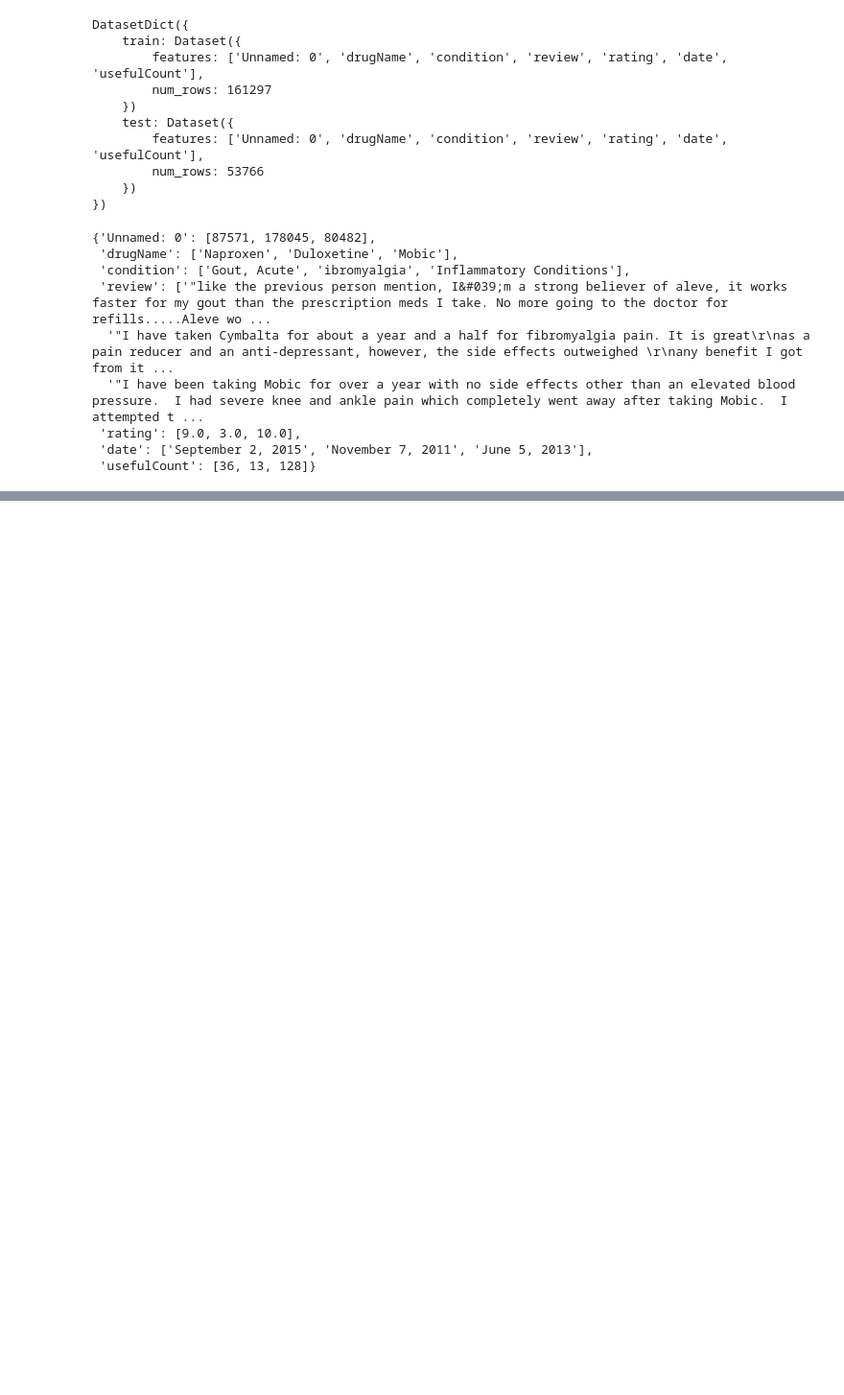
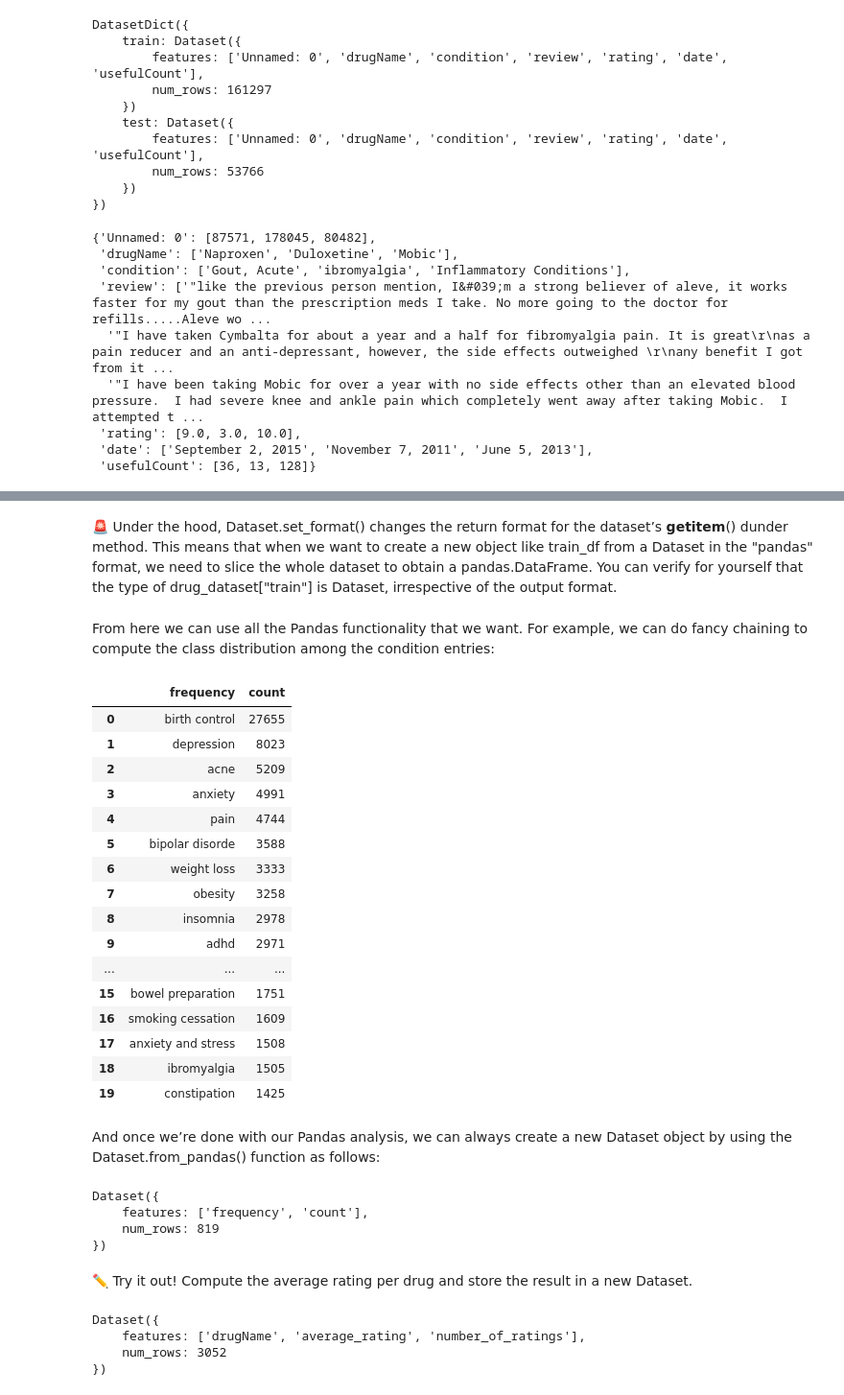
Before and after one commit to hjerpe/exploring, a Jupyter notebook: hugging_nlp_course/notebook/05_datasets_library.ipynb, the cells around one changed output, grey strips where cells are left out. Shown at 96% size. Cells and saved outputs as stored; diff of their text form; code cells hidden in the pictures; blank space fills up the shorter version.

Commit message:
WIP: hugging face datasets

```diff
--- a/hugging_nlp_course/notebook/05_datasets_library.ipynb
+++ b/hugging_nlp_course/notebook/05_datasets_library.ipynb
@@ -202,0 +277,3 @@ Let’s see how we can use 🤗 Datasets to deal with each of these issues. To t
+# %%
+drug_dataset = drug_dataset.filter(lambda x: x["review_length"] > 30)
+print(drug_dataset.num_rows)
@@ -202,0 +295,2 @@ Let’s see how we can use 🤗 Datasets to deal with each of these issues. To t
+# %%
+drug_dataset = drug_dataset.map(lambda x: {"review": html.unescape(x["review"])})
@@ -202,0 +483,2 @@ Let’s see how we can use 🤗 Datasets to deal with each of these issues. To t
+# %%
+drug_dataset.set_format("pandas")
@@ -202,0 +496,2 @@ Let’s see how we can use 🤗 Datasets to deal with each of these issues. To t
+# %%
+train_df = drug_dataset["train"][:]
@@ -202,0 +504,60 @@ Let’s see how we can use 🤗 Datasets to deal with each of these issues. To t
+# %% [markdown]
+🚨 Under the hood, Dataset.set_format() changes the return format for the dataset’s __getitem__() dunder method. This means that when we want to create a new object like train_df from a Dataset in the "pandas" format, we need to slice the whole dataset to obtain a pandas.DataFrame. You can verify for yourself that the type of drug_dataset["train"] is Dataset, irrespective of the output format.
+# %% [markdown]
+From here we can use all the Pandas functionality that we want. For example, we can do fancy chaining to compute the class distribution among the condition entries:
+# %%
+frequencies = (
+    train_df["condition"]
+    .value_counts()
+    .to_frame()
+    .reset_index()
+    .rename(columns={"index": "condition", "condition": "frequency"})
+)
+frequencies.head(20)
+# %% [output]
+|  | frequency | count |
+| 0 | birth control | 27655 |
+| 1 | depression | 8023 |
+| 2 | acne | 5209 |
+| 3 | anxiety | 4991 |
+| 4 | pain | 4744 |
+| 5 | bipolar disorde | 3588 |
+| 6 | weight loss | 3333 |
+| 7 | obesity | 3258 |
+| 8 | insomnia | 2978 |
+| 9 | adhd | 2971 |
+| ... | ... | ... |
+| 15 | bowel preparation | 1751 |
+| 16 | smoking cessation | 1609 |
+| 17 | anxiety and stress | 1508 |
+| 18 | ibromyalgia | 1505 |
+| 19 | constipation | 1425 |
+# %% [markdown]
+And once we’re done with our Pandas analysis, we can always create a new Dataset object by using the Dataset.from_pandas() function as follows:
+# %%
+from datasets import Dataset
+freq_dataset = Dataset.from_pandas(frequencies)
+freq_dataset
+# %% [output]
+Dataset({
+    features: ['frequency', 'count'],
+    num_rows: 819
+})
+# %% [markdown]
+✏️ Try it out! Compute the average rating per drug and store the result in a new Dataset.
+# %%
+average_rating_df = (
+    train_df
+    .groupby("drugName")["rating"]
+    .agg(["mean", "count"])
+    .sort_values(by=["count", "mean"], ascending=False)
+    .reset_index()
+    .rename(columns={"mean": "average_rating", "count": "number_of_ratings"})
+    )
+average_rating = Dataset.from_pandas(average_rating_df)
+average_rating
+# %% [output]
+Dataset({
+    features: ['drugName', 'average_rating', 'number_of_ratings'],
+    num_rows: 3052
+})
```
Also changed, not shown: parts of 208 cells of this notebook, 4 other files.
